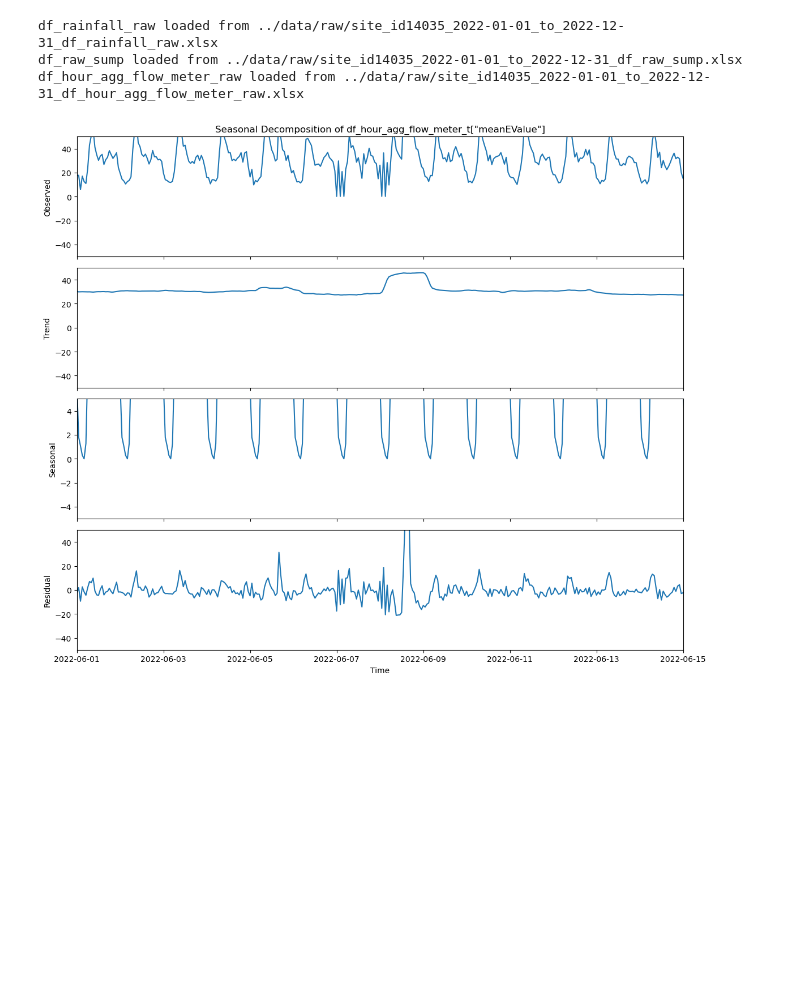
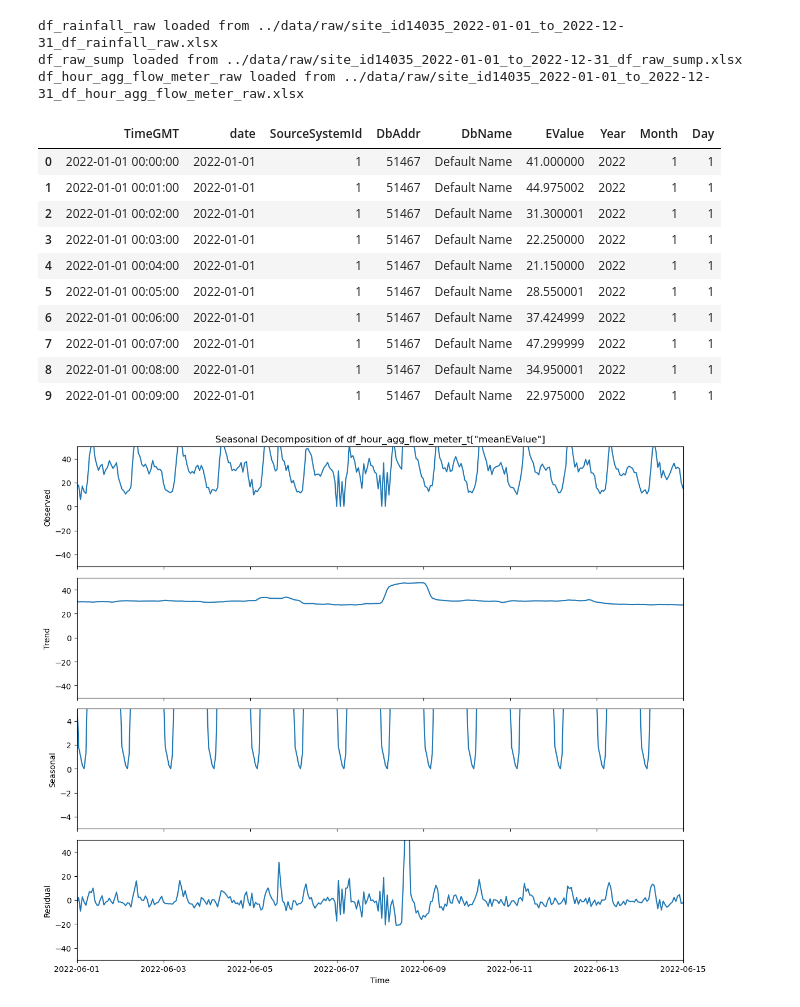
Before and after one commit to McGinty666/WWDS-project, a Jupyter notebook: scripts/main.ipynb, the cells around one changed output. Drawn from its saved outputs; the diff is of its cells as text; code cells hidden in the pictures; blank space fills up the shorter version.

```diff
--- a/scripts/main.ipynb
+++ b/scripts/main.ipynb
@@ -147,6 +147,20 @@ df_hour_agg_flow_meter_raw = loaded_dataframes["df_hour_agg_flow_meter_raw"]
 df_rainfall_raw loaded from ../data/raw/site_id14035_2022-01-01_to_2022-12-31_df_rainfall_raw.xlsx
 df_raw_sump loaded from ../data/raw/site_id14035_2022-01-01_to_2022-12-31_df_raw_sump.xlsx
 df_hour_agg_flow_meter_raw loaded from ../data/raw/site_id14035_2022-01-01_to_2022-12-31_df_hour_agg_flow_meter_raw.xlsx
+# %%
+df_raw_sump.head(10)
+# %% [output]
+|  | TimeGMT | date | SourceSystemId | DbAddr | DbName | EValue | Year | Month | Day |
+| 0 | 2022-01-01 00:00:00 | 2022-01-01 | 1 | 51467 | Default Name | 41.000000 | 2022 | 1 | 1 |
+| 1 | 2022-01-01 00:01:00 | 2022-01-01 | 1 | 51467 | Default Name | 44.975002 | 2022 | 1 | 1 |
+| 2 | 2022-01-01 00:02:00 | 2022-01-01 | 1 | 51467 | Default Name | 31.300001 | 2022 | 1 | 1 |
+| 3 | 2022-01-01 00:03:00 | 2022-01-01 | 1 | 51467 | Default Name | 22.250000 | 2022 | 1 | 1 |
+| 4 | 2022-01-01 00:04:00 | 2022-01-01 | 1 | 51467 | Default Name | 21.150000 | 2022 | 1 | 1 |
+| 5 | 2022-01-01 00:05:00 | 2022-01-01 | 1 | 51467 | Default Name | 28.550001 | 2022 | 1 | 1 |
+| 6 | 2022-01-01 00:06:00 | 2022-01-01 | 1 | 51467 | Default Name | 37.424999 | 2022 | 1 | 1 |
+| 7 | 2022-01-01 00:07:00 | 2022-01-01 | 1 | 51467 | Default Name | 47.299999 | 2022 | 1 | 1 |
+| 8 | 2022-01-01 00:08:00 | 2022-01-01 | 1 | 51467 | Default Name | 34.950001 | 2022 | 1 | 1 |
+| 9 | 2022-01-01 00:09:00 | 2022-01-01 | 1 | 51467 | Default Name | 22.975000 | 2022 | 1 | 1 |
 # %%
 
 def transform_flow_meter_data(df_hour_agg_flow_meter):
```
Also changed, not shown: parts of 1 cell of this notebook, 1 other file.
